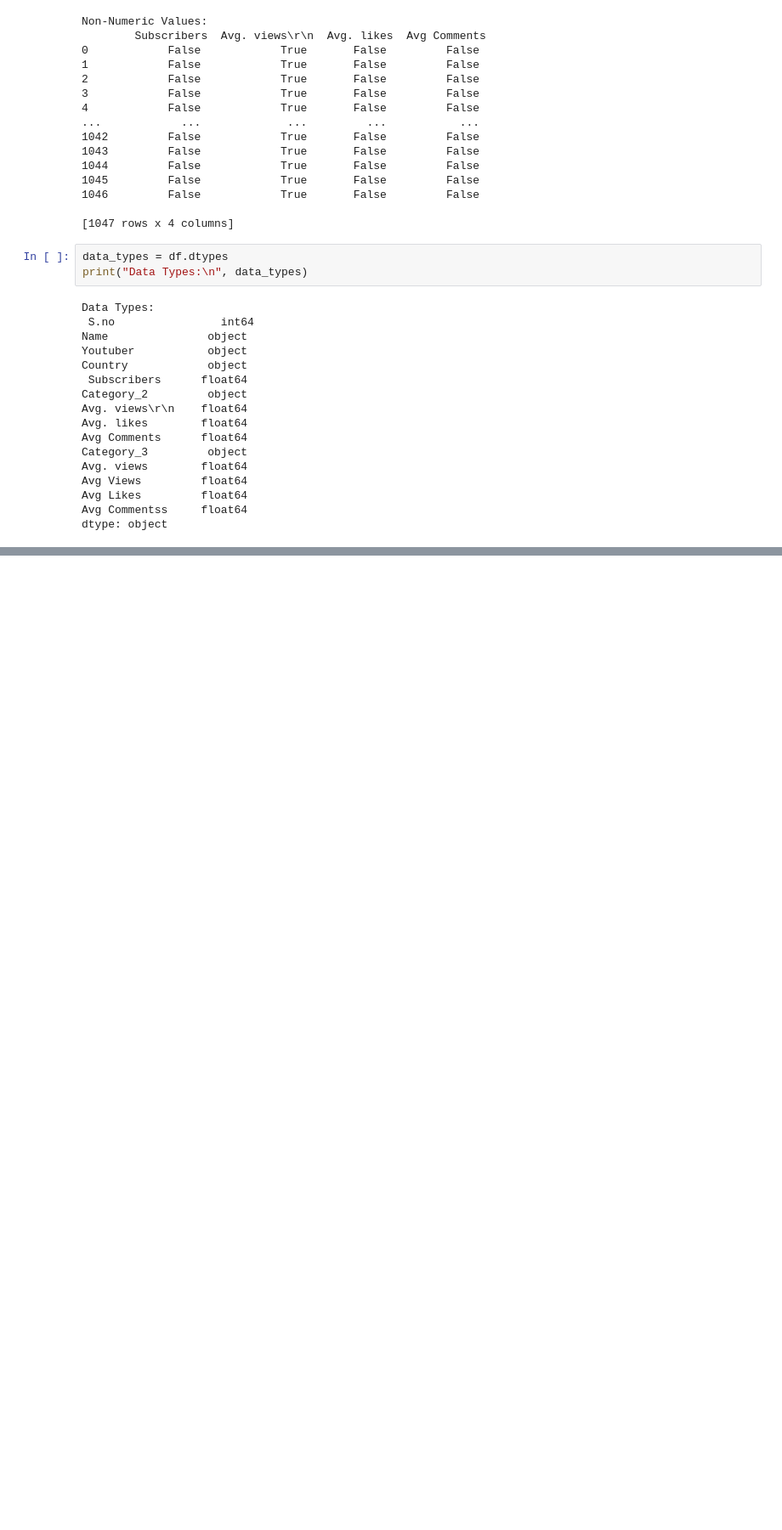
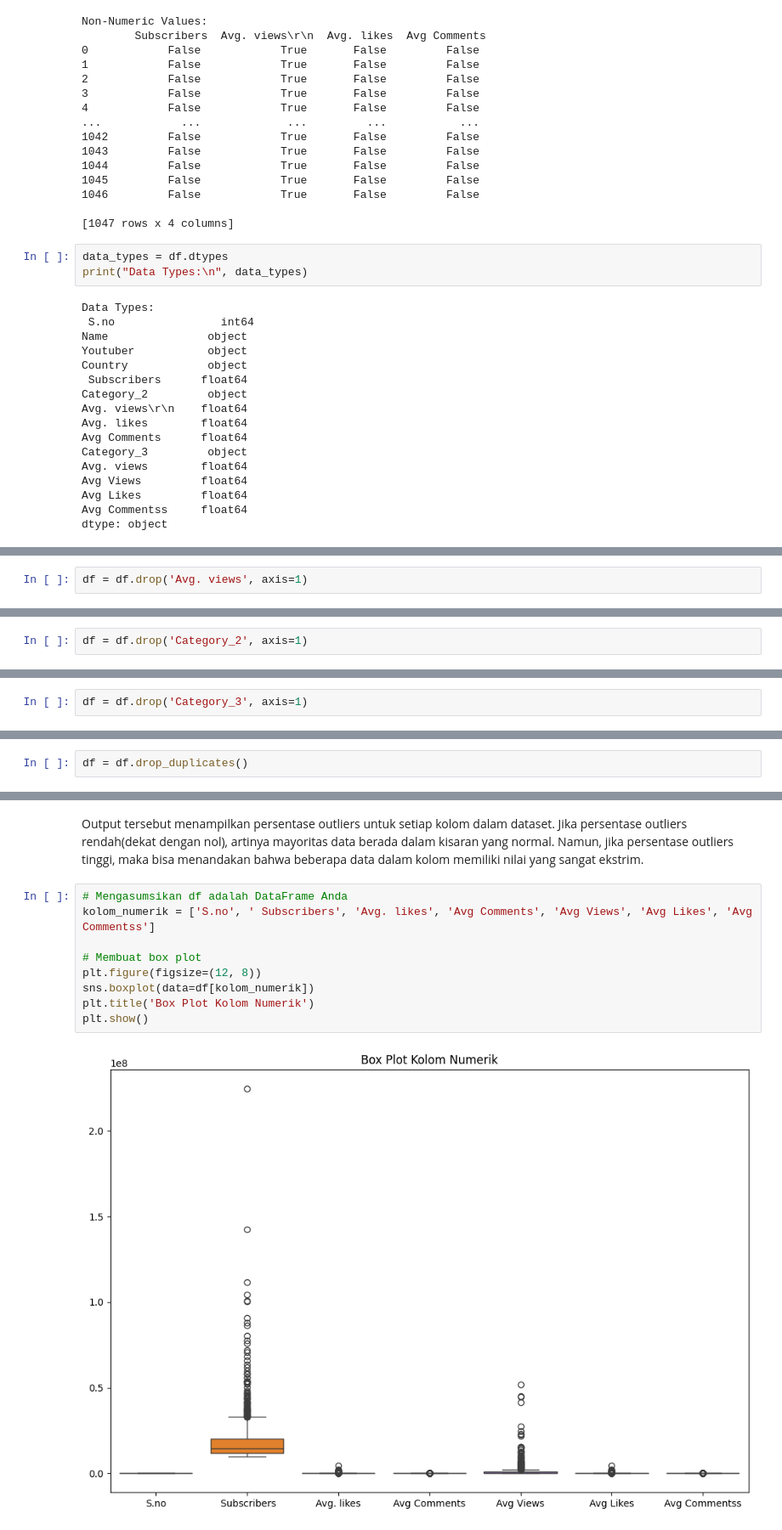
Before and after one commit to bayuprnmji31/DATA-MINING_1, a Jupyter notebook: DATA_MINING_BAYUPRNMJI_1.ipynb, the cells around one changed output, grey strips where cells are left out. Shown at 85% size. Saved outputs shown, nothing was run; the diff lists cells and outputs as text; blank space fills up the shorter version.

```diff
--- a/DATA_MINING_BAYUPRNMJI_1.ipynb
+++ b/DATA_MINING_BAYUPRNMJI_1.ipynb
@@ -756,0 +878,2 @@ dtype: object
+# %%
+df = df.drop('Avg. views', axis=1)
@@ -756,0 +898,2 @@ dtype: object
+# %%
+df = df.drop('Category_2', axis=1)
@@ -756,0 +902,2 @@ dtype: object
+# %%
+df = df.drop('Category_3', axis=1)
@@ -756,0 +1015,2 @@ dtype: object
+# %%
+df = df.drop_duplicates()
@@ -756,0 +1061,13 @@ dtype: object
+# %% [markdown]
+Output tersebut menampilkan persentase outliers untuk setiap kolom dalam dataset. Jika persentase outliers rendah(dekat dengan nol), artinya mayoritas data berada dalam kisaran yang normal. Namun, jika persentase outliers tinggi, maka bisa menandakan bahwa beberapa data dalam kolom memiliki nilai yang sangat ekstrim.
+# %%
+# Mengasumsikan df adalah DataFrame Anda
+kolom_numerik = ['S.no', ' Subscribers', 'Avg. likes', 'Avg Comments', 'Avg Views', 'Avg Likes', 'Avg Commentss']
+
+# Membuat box plot
+plt.figure(figsize=(12, 8))
+sns.boxplot(data=df[kolom_numerik])
+plt.title('Box Plot Kolom Numerik')
+plt.show()
+# %% [output]
+[figure, added]
```
Also changed, not shown: parts of 86 cells of this notebook.
